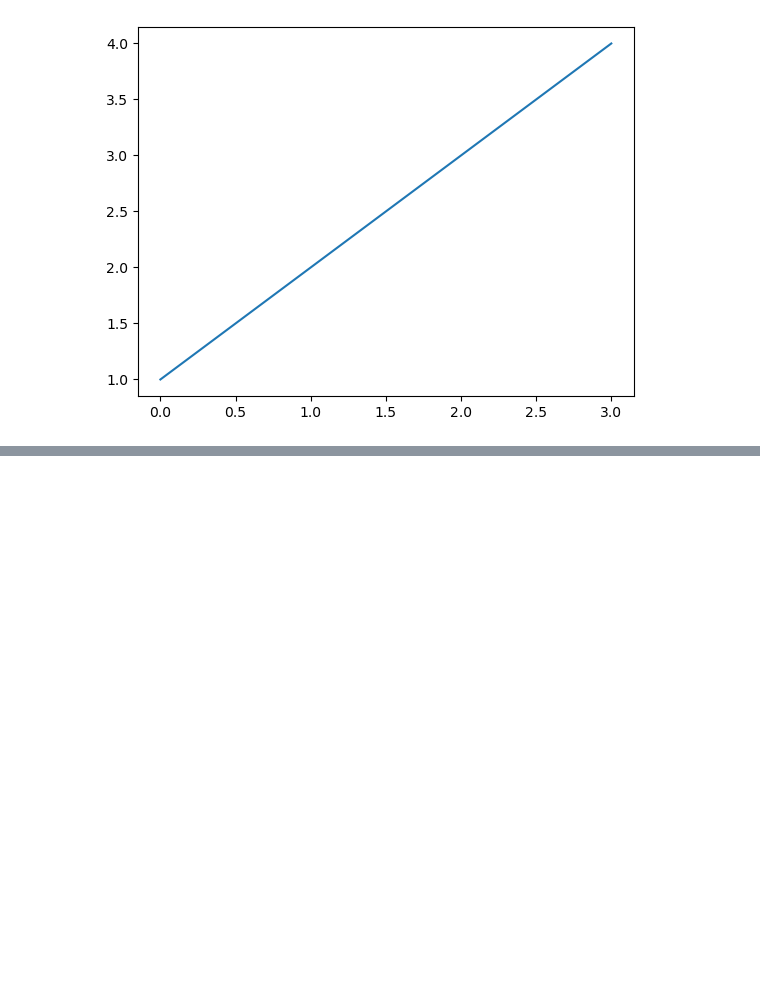
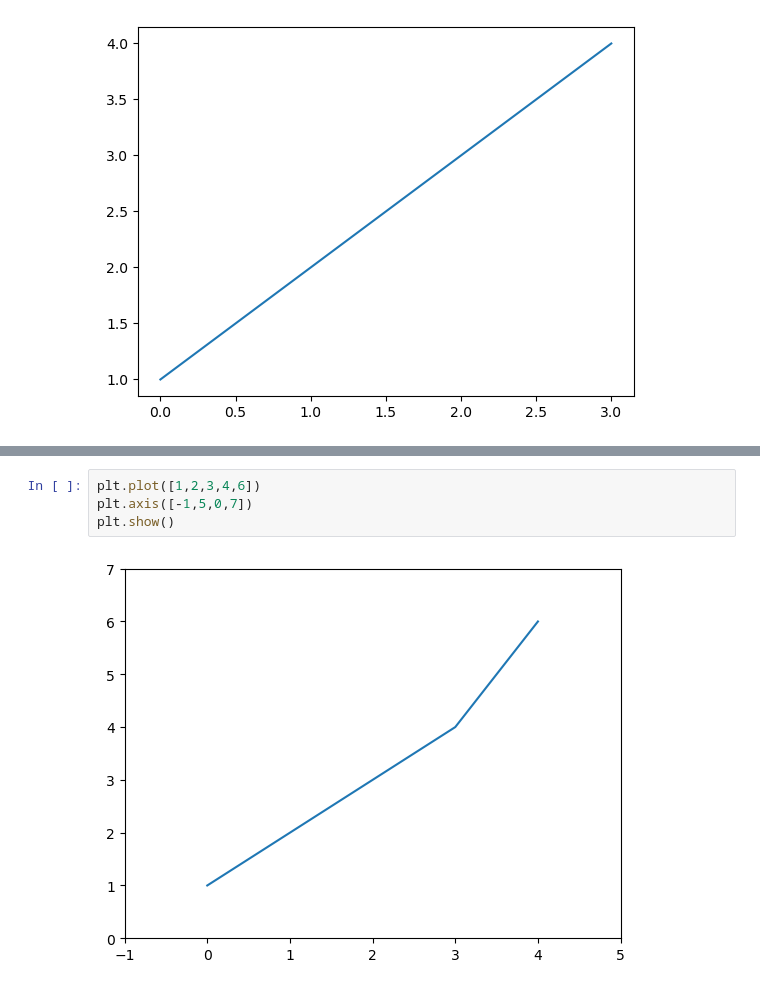
Before and after one commit to Kminseokk/sf3_10_python, a Jupyter notebook: day231116/study03.ipynb, the cells around one changed output, grey strips where cells are left out. Cells and saved outputs as stored; diff of their text form; blank space fills up the shorter version.

Commit message:
graph

```diff
--- a/day231116/study03.ipynb
+++ b/day231116/study03.ipynb
@@ -7,0 +15,6 @@ plt.plot([1,2,3,4])
+# %%
+plt.plot([1,2,3,4,6])
+plt.axis([-1,5,0,7])
+plt.show()
+# %% [output]
+[figure, added]
```
Also changed, not shown: parts of 9 cells of this notebook.
